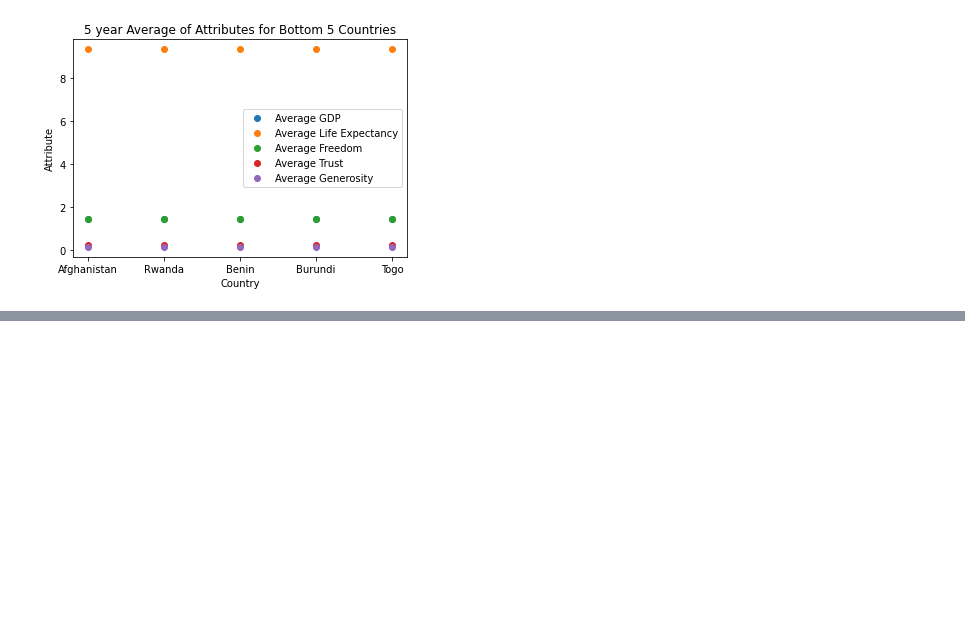
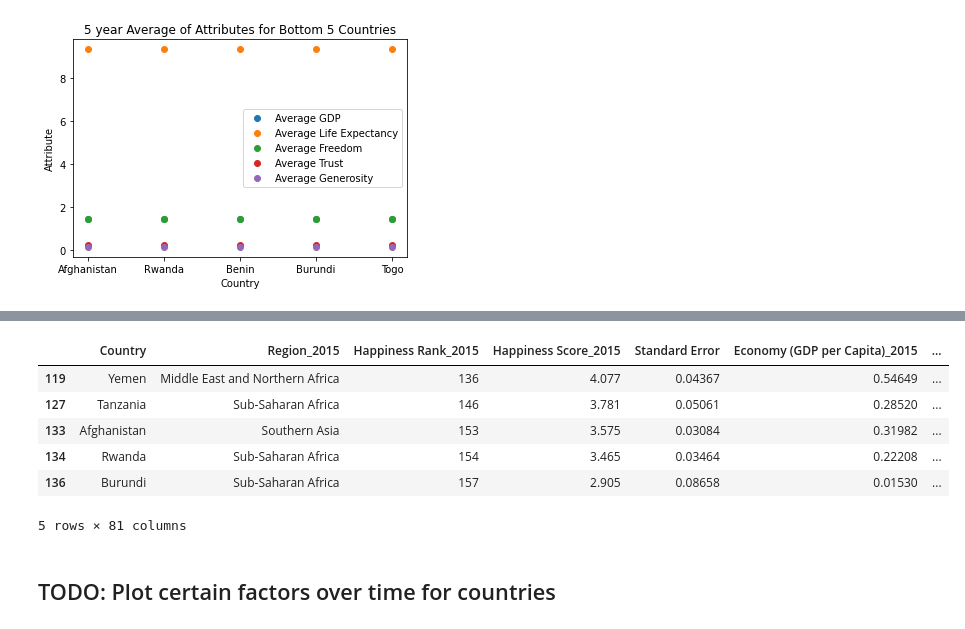
Before and after one commit to gordonwu66/gordonwu66.github.io, a Jupyter notebook: Happiness Tutorial.ipynb, the cells around one changed output, grey strips where cells are left out. Drawn from its saved outputs; the diff is of its cells as text; code cells hidden in the pictures; blank space fills up the shorter version.

```diff
--- a/Happiness Tutorial.ipynb
+++ b/Happiness Tutorial.ipynb
@@ -334,0 +408,13 @@ Text(0.5, 1.0, '5 year Average of Attributes for Bottom 5 Countries')
+# %%
+bottom5_factors = df[df["Country"].isin(bottom5)]
+bottom5_factors
+# %% [output]
+|  | Country | Region_2015 | Happiness Rank_2015 | Happiness Score_2015 | Standard Error | Economy (GDP per Capita)_2015 | ... |
+| 119 | Yemen | Middle East and Northern Africa | 136 | 4.077 | 0.04367 | 0.54649 | ... |
+| 127 | Tanzania | Sub-Saharan Africa | 146 | 3.781 | 0.05061 | 0.28520 | ... |
+| 133 | Afghanistan | Southern Asia | 153 | 3.575 | 0.03084 | 0.31982 | ... |
+| 134 | Rwanda | Sub-Saharan Africa | 154 | 3.465 | 0.03464 | 0.22208 | ... |
+| 136 | Burundi | Sub-Saharan Africa | 157 | 2.905 | 0.08658 | 0.01530 | ... |
+5 rows × 81 columns
+# %% [markdown]
+## TODO: Plot certain factors over time for countries
```
Also changed, not shown: parts of 7 cells of this notebook.
